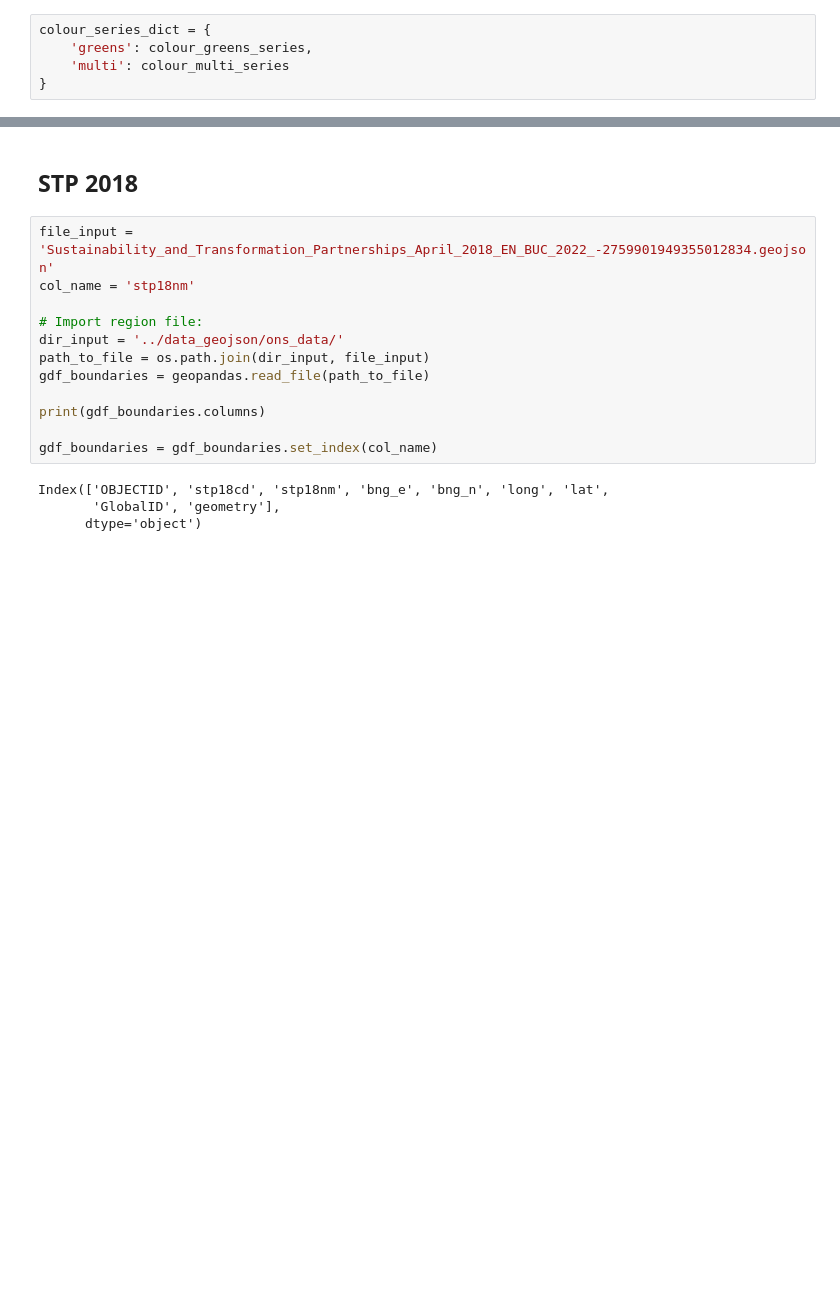
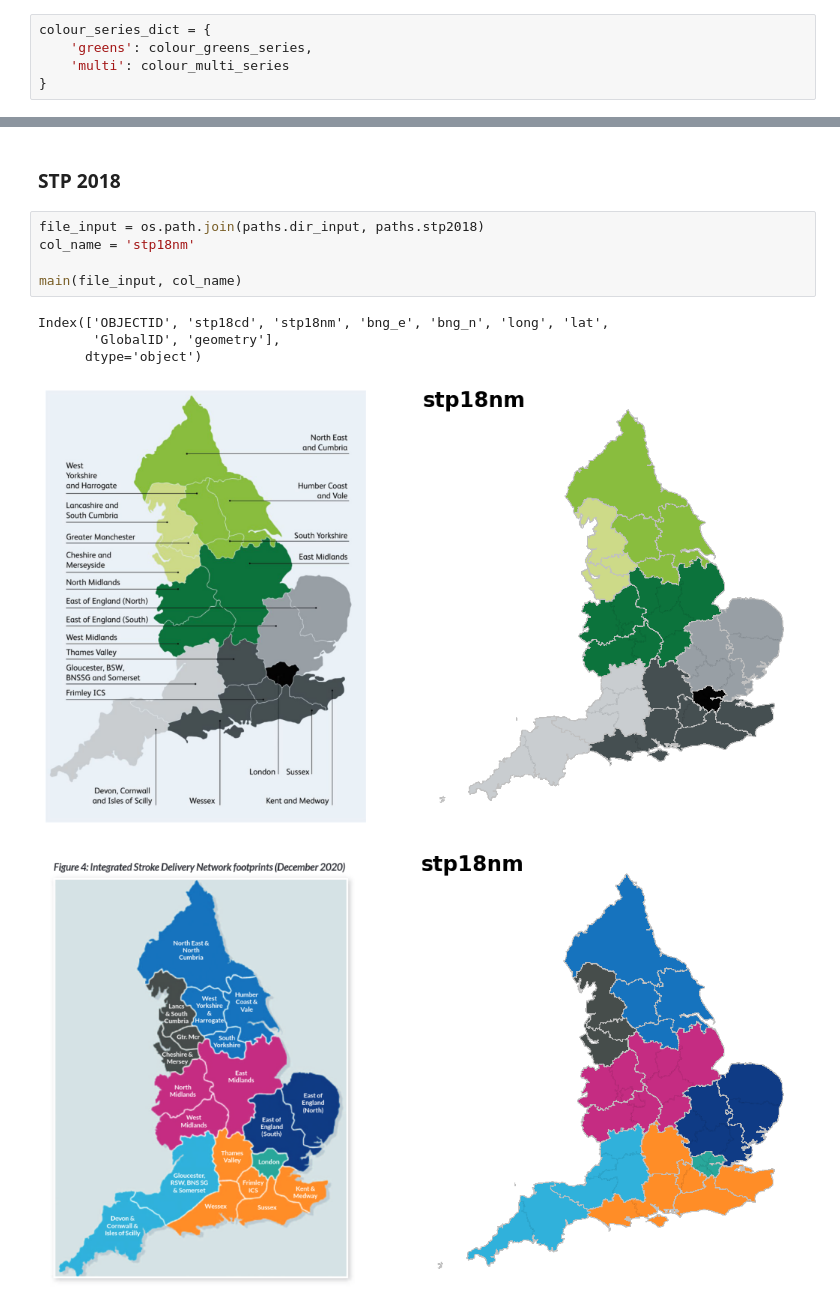
Before and after one commit to samuel-book/geography_data, a Jupyter notebook: docs/01b_isdn_match.ipynb, the cells around one changed output, grey strips where cells are left out. Drawn from its saved outputs; the diff is of its cells as text; blank space fills up the shorter version.

```diff
--- a/docs/01b_isdn_match.ipynb
+++ b/docs/01b_isdn_match.ipynb
@@ -305,18 +404,13 @@ for colour, colour_series in colour_series_dict.items():
 # %% [markdown]
-## STP 2018
+### STP 2018
 # %%
-file_input = 'Sustainability_and_Transformation_Partnerships_April_2018_EN_BUC_2022_-2759901949355012834.geojson'
+file_input = os.path.join(paths.dir_input, paths.stp2018)
 col_name = 'stp18nm'
 
-# Import region file:
-dir_input = '../data_geojson/ons_data/'
-path_to_file = os.path.join(dir_input, file_input)
-gdf_boundaries = geopandas.read_file(path_to_file)
-
-print(gdf_boundaries.columns)
-
-gdf_boundaries = gdf_boundaries.set_index(col_name)
+main(file_input, col_name)
 # %% [output]
 Index(['OBJECTID', 'stp18cd', 'stp18nm', 'bng_e', 'bng_n', 'long', 'lat',
        'GlobalID', 'geometry'],
       dtype='object')
+[figure, added]
+[figure, added]
```
Also changed, not shown: parts of 59 cells of this notebook, 17 other files.
